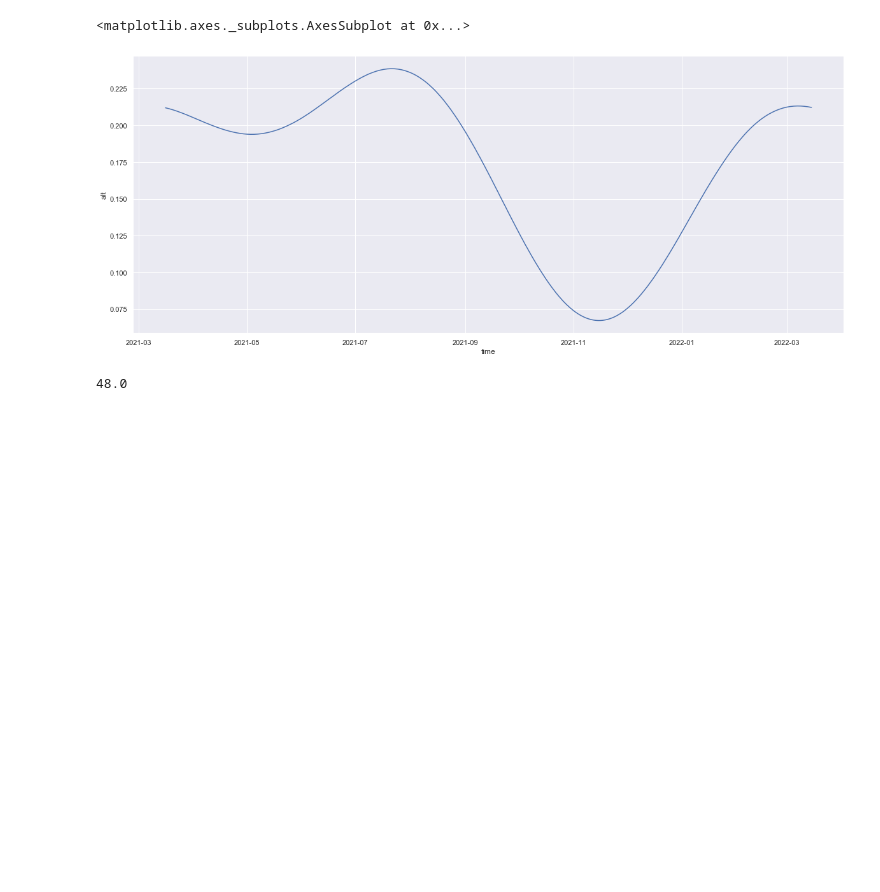
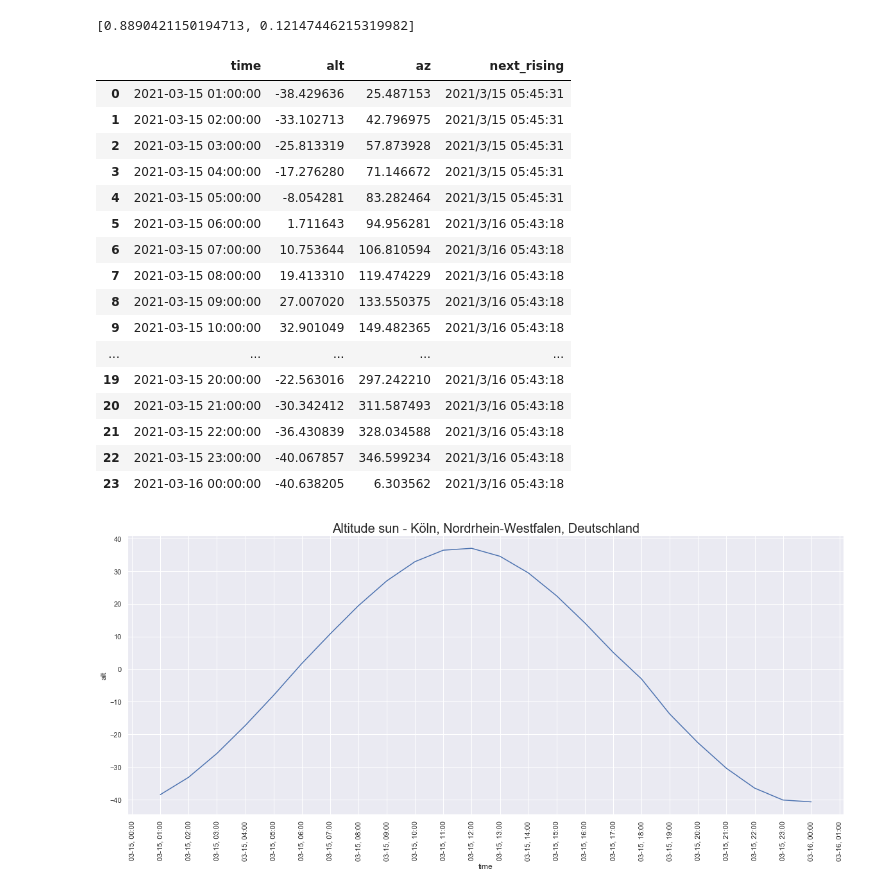
Before and after one commit to normannexo/Astronomy-Notebooks, a Jupyter notebook: ephemeris.ipynb, the cells around one changed output. Drawn from its saved outputs; the diff is of its cells as text; code cells hidden in the pictures; blank space fills up the shorter version.

Commit message:
added chart sun hours

```diff
--- a/ephemeris.ipynb
+++ b/ephemeris.ipynb
@@ -50,0 +23,5 @@ math.degrees(6.27)
+# %%
+cities = ["Cologne", "Stockholm", "London", "Rome", "Bergen", "Cape Town"]
+city_geocodes = [geolocator.geocode(city) for city in cities]
+obs = ephem.Observer()
+city_geocodes
@@ -51,23 +35,49 @@ math.degrees(6.27)
 # %%
-interval = 24
+hour_interval = 1
+days = 1
 
 pos_list = []
 
+
+
+geocode = city_geocodes[0]
+
+obs.lat = str(geocode.latitude)
+obs.lon = str(geocode.longitude)
 obs.date = '2021/03/15 0:00'
-
-for i in range(int(24*365//interval)):
-    obs.date = obs.date + (interval*ephem.hour)
+print([obs.lat, obs.lon])
+for i in range(int(24*days//hour_interval)):
+    obs.date = obs.date + (hour_interval*ephem.hour)
     sun.compute(obs)
-    pos_list.append({'time':pd.to_datetime(str(obs.date)), 'alt':sun.alt})
+    pos_list.append({'time':pd.to_datetime(str(obs.date)), 'alt':math.degrees(sun.alt), 'az':math.degrees(sun.az), 'next_rising':str(obs.next_rising(sun))})
 pos_list
 
 df = pd.DataFrame(pos_list)
-plt.figure(figsize=(20,8))
-sns.lineplot(data=df, x='time',y='alt')
+fig, ax = plt.subplots(1, 1, figsize=(20,8))
+ax = sns.lineplot(data=df, x='time',y='alt')
+date_form = DateFormatter("%m-%d, %H:%M")
+ax.xaxis.set_major_formatter(date_form)
+ax.xaxis.set_major_locator(mdates.HourLocator(interval=1))
+ax.xaxis.set_tick_params(rotation=90)
+plt.title("Altitude sun - " + geocode.address, fontsize=20)
+df
 # %% [output]
-<matplotlib.axes._subplots.AxesSubplot at 0x...>
+[0.8890421150194713, 0.12147446215319982]
+|  | time | alt | az | next_rising |
+| 0 | 2021-03-15 01:00:00 | -38.429636 | 25.487153 | 2021/3/15 05:45:31 |
+| 1 | 2021-03-15 02:00:00 | -33.102713 | 42.796975 | 2021/3/15 05:45:31 |
+| 2 | 2021-03-15 03:00:00 | -25.813319 | 57.873928 | 2021/3/15 05:45:31 |
+| 3 | 2021-03-15 04:00:00 | -17.276280 | 71.146672 | 2021/3/15 05:45:31 |
+| 4 | 2021-03-15 05:00:00 | -8.054281 | 83.282464 | 2021/3/15 05:45:31 |
+| 5 | 2021-03-15 06:00:00 | 1.711643 | 94.956281 | 2021/3/16 05:43:18 |
+| 6 | 2021-03-15 07:00:00 | 10.753644 | 106.810594 | 2021/3/16 05:43:18 |
+| 7 | 2021-03-15 08:00:00 | 19.413310 | 119.474229 | 2021/3/16 05:43:18 |
+| 8 | 2021-03-15 09:00:00 | 27.007020 | 133.550375 | 2021/3/16 05:43:18 |
+| 9 | 2021-03-15 10:00:00 | 32.901049 | 149.482365 | 2021/3/16 05:43:18 |
+| ... | ... | ... | ... | ... |
+| 19 | 2021-03-15 20:00:00 | -22.563016 | 297.242210 | 2021/3/16 05:43:18 |
+| 20 | 2021-03-15 21:00:00 | -30.342412 | 311.587493 | 2021/3/16 05:43:18 |
+| 21 | 2021-03-15 22:00:00 | -36.430839 | 328.034588 | 2021/3/16 05:43:18 |
+| 22 | 2021-03-15 23:00:00 | -40.067857 | 346.599234 | 2021/3/16 05:43:18 |
+| 23 | 2021-03-16 00:00:00 | -40.638205 | 6.303562 | 2021/3/16 05:43:18 |
-[figure, old version]
+[figure, new version]
-# %%
-1//interval
-# %% [output]
-48.0
```
Also changed, not shown: parts of 14 cells of this notebook, 2 other files.
